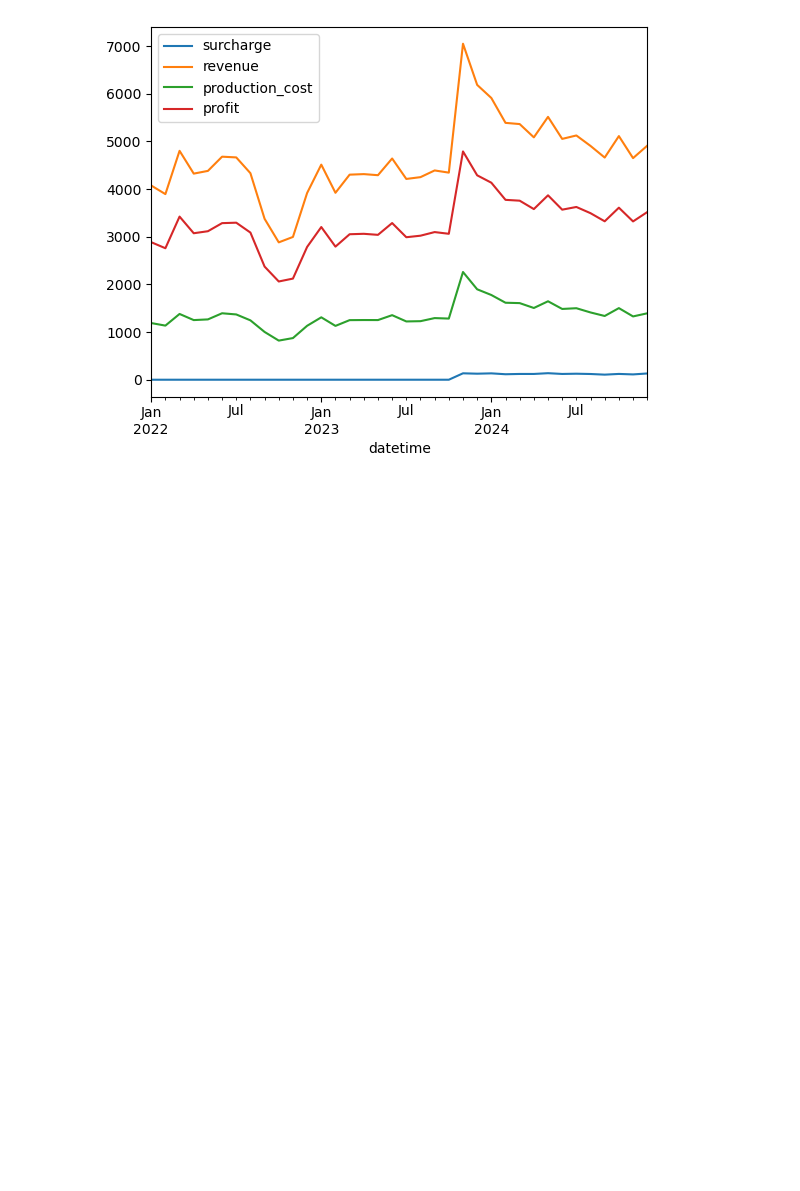
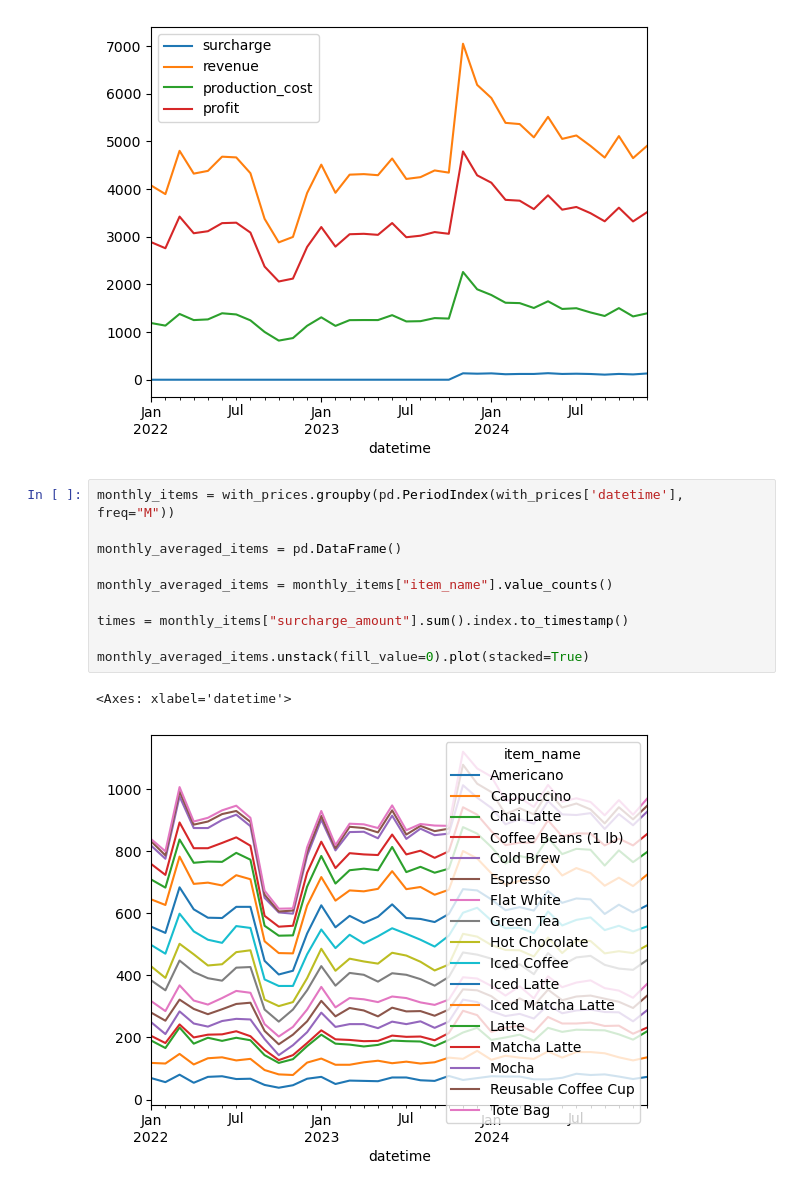
Before and after one commit to randomOnomatopoeia/Datathon, a Jupyter notebook: test.ipynb, the cells around one changed output. Drawn from its saved outputs; the diff is of its cells as text; blank space fills up the shorter version.

```diff
--- a/test.ipynb
+++ b/test.ipynb
@@ -93,4 +93,17 @@ monthly_averaged_items.plot()
 # %% [output]
 <Axes: xlabel='datetime'>
 [figure]
+# %%
+monthly_items = with_prices.groupby(pd.PeriodIndex(with_prices['datetime'], freq="M"))
+
+monthly_averaged_items = pd.DataFrame()
+
+monthly_averaged_items = monthly_items["item_name"].value_counts()
+
+times = monthly_items["surcharge_amount"].sum().index.to_timestamp()
+
+monthly_averaged_items.unstack(fill_value=0).plot(stacked=True)
+# %% [output]
+<Axes: xlabel='datetime'>
+[figure, added]
 # %%
```
Also changed, not shown: parts of 2 cells of this notebook.
